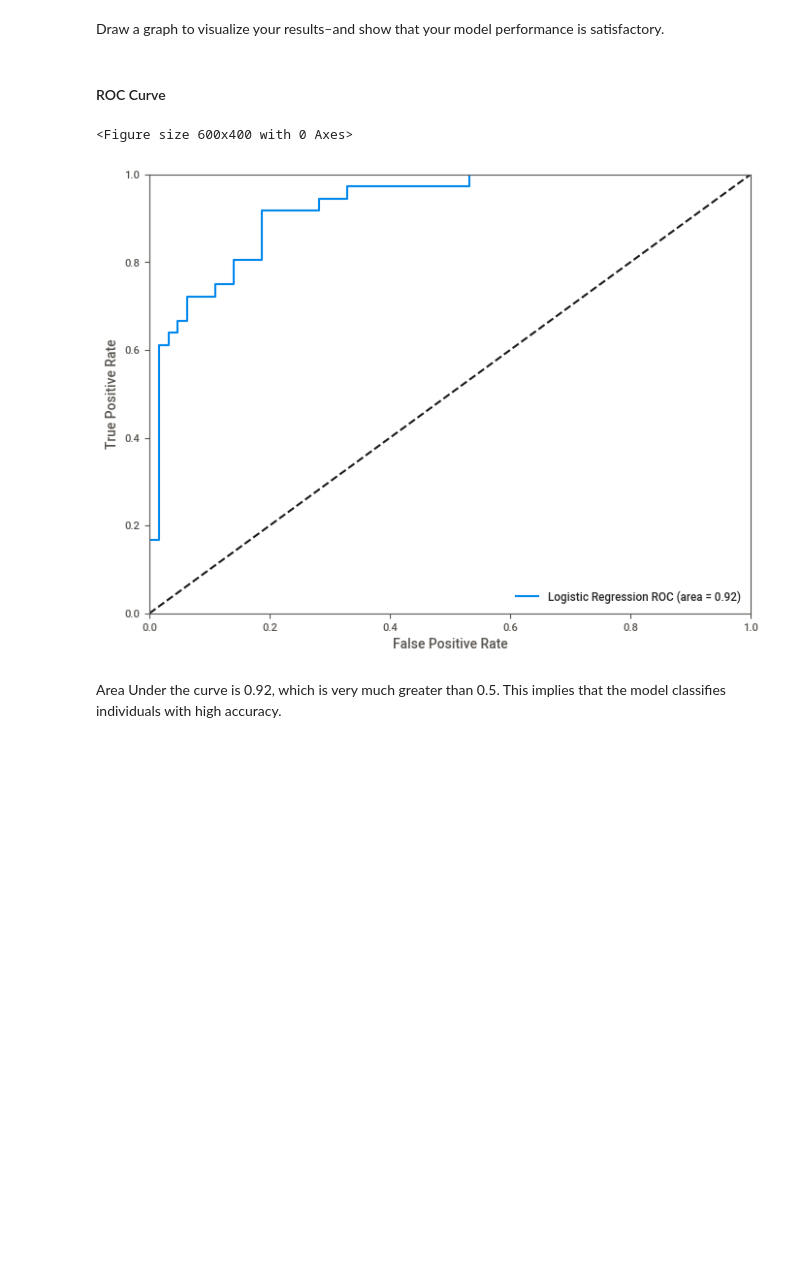
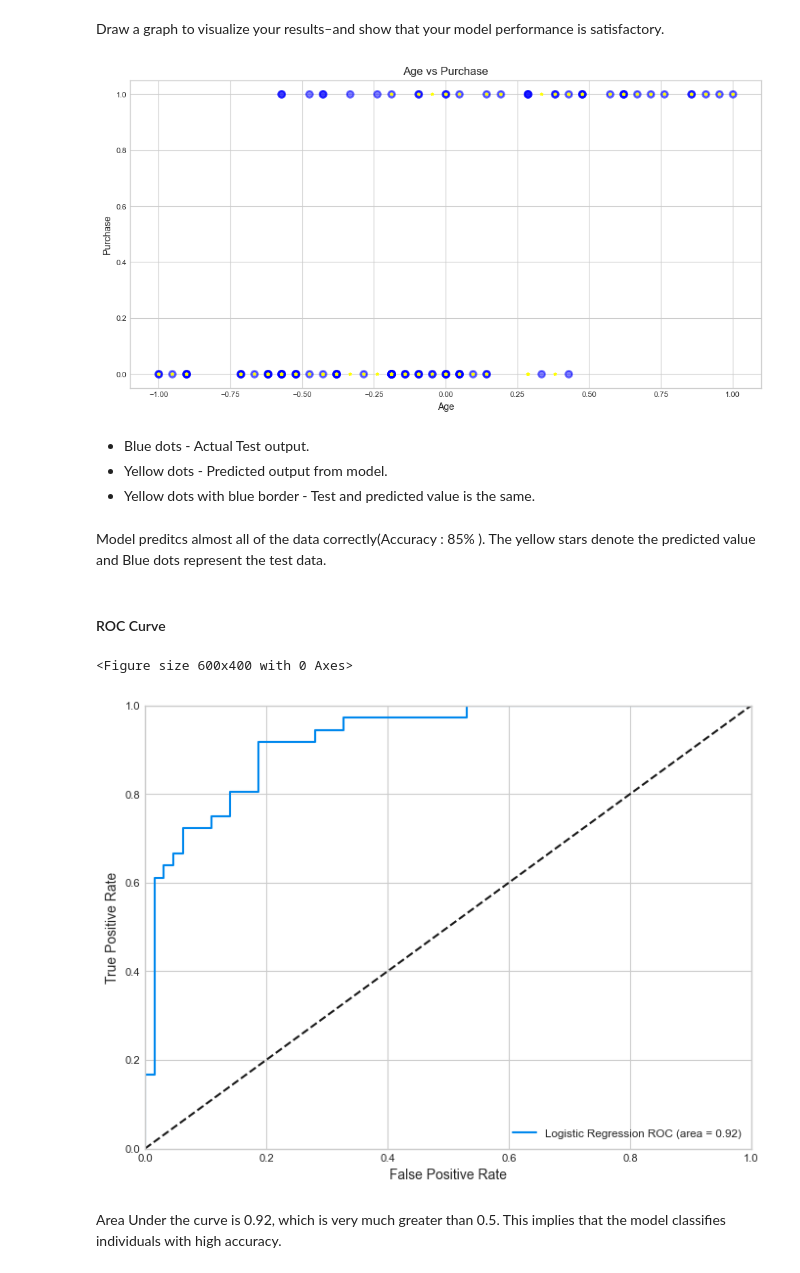
Before and after one commit to toshihiroryuu/Applied-Predictive-Analysis, a Jupyter notebook: 016_Lab4_19AI704.ipynb, the cells around one changed output. Cells and saved outputs as stored; diff of their text form; code cells hidden in the pictures; blank space fills up the shorter version.

```diff
--- a/016_Lab4_19AI704.ipynb
+++ b/016_Lab4_19AI704.ipynb
@@ -302,6 +302,33 @@ F1 Score - Macro 0.8262078554049357
 F1 Score - Weighted 0.8442127215849844
 # %% [markdown]
 Draw a graph to visualize your results–and show that your model performance is satisfactory.
+# %%
+import matplotlib.pyplot as plt
+
+plt.figure(figsize = (12,6))
+plt.style.use('seaborn-whitegrid')
+
+plt.title("Age vs Purchase")
+
+test = plt.scatter(X_test.Age, Y_test,
+                  c = "blue", linewidths = 2, edgecolor ="blue",
+                  s = 50, alpha = 0.5)
+
+pred = plt.scatter(X_test.Age, Y_pred,
+                  c = "yellow", marker="*" )
+
+plt.xlabel('Age')
+plt.ylabel('Purchase')
+plt.show()
+# %% [output]
+[figure, added]
+# %% [markdown]
+- Blue dots - Actual Test output.
+- Yellow dots - Predicted output from model.
+- Yellow dots with blue border - Test and predicted value is the same.
+# %% [markdown]
+Model preditcs almost all of the data correctly(Accuracy : 85% ).
+The yellow stars denote the predicted value and Blue dots represent the test data.
 # %% [markdown]
 #### ROC Curve
 # %%
@@ -327,7 +354,7 @@ plt.legend(loc=0, fontsize='small')
 plt.show()
 # %% [output]
 <Figure size 600x400 with 0 Axes>
-[figure, old version]
+[figure, new version]
 # %% [markdown]
 Area Under the curve is 0.92, which is very much greater than 0.5.
 This implies that the model classifies individuals with high accuracy.
```
Also changed, not shown: parts of 3 cells of this notebook, 15 other files.
